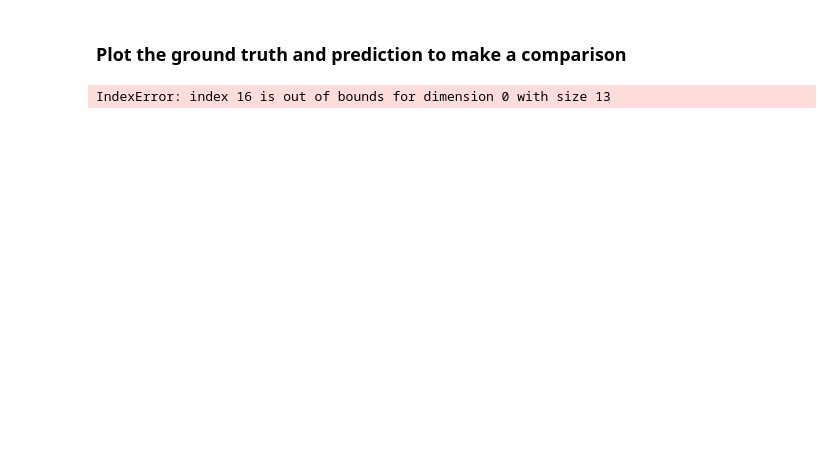
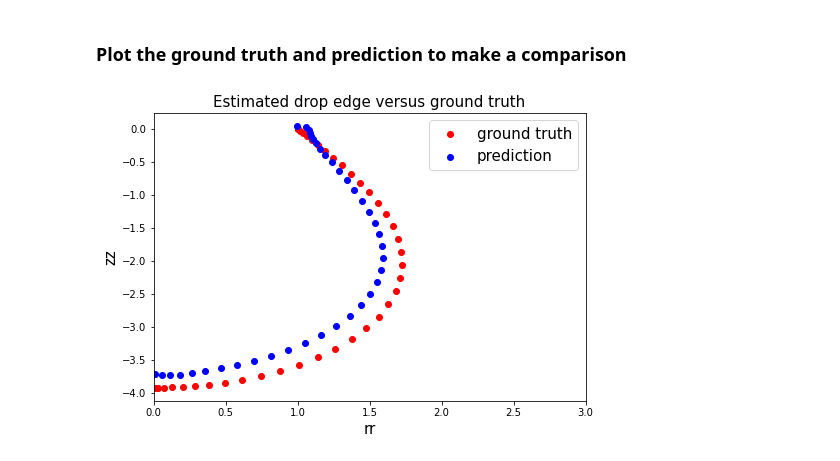
Before and after one commit to ShaoKAi100812/Pendant_Drop_Tensiometry_Prediction, a Jupyter notebook: main_spline.ipynb, the cells around one changed output. Cells and saved outputs as stored; diff of their text form; code cells hidden in the pictures; blank space fills up the shorter version.

```diff
--- a/main_spline.ipynb
+++ b/main_spline.ipynb
@@ -464,14 +459,20 @@ data_YC = pd.read_csv("Data_folder/YC.csv", header= None)
 YC = torch.Tensor(data_YC.values)
 
 rand1 = random.randint(0, len(test_x_pic)-1)
-rand2 = random.randint(0, 11)
+rand2 = random.randint(0, 63)
 
 print("current batch =", rand1)
 print("current testing image =", rand2)
 
-score_pic = prediction(model_picture_trained, test_x_pic[0][1].reshape(1, 1, 82, 77))
-score_pic = torch.transpose(score_pic[0, 0:11],0,-1)
-print(score_pic)
-#for num in range(len(test_y_pic[rand1][rand2])):
- #   print(num+1, ": Ground Truths =", test_y_pic[rand1][rand2][num].item(), ", Prediction =", score_pic[0, num].item())
+score_pic_pred = prediction(model_picture_trained, test_x_pic[rand1][rand2].reshape(1, 1, 82, 77))
+
+#Multiply the found Chebyshev coefficients with YC matrix to obtain edge points
+score_pic_r = torch.matmul( YC,score_pic_pred[0, 0:11])
+score_pic_z = torch.matmul( YC,score_pic_pred[0, 11:22])
+
+test_y_pic_r = torch.matmul( YC,test_y_pic[rand1][rand2][0:11].float())
+test_y_pic_z = torch.matmul( YC,test_y_pic[rand1][rand2][11:22].float())
+
+for num in range(len(test_y_pic_r)):
+   print(num+1, ": Ground Truths =", test_y_pic_z[num].item(), ", Prediction =", score_pic_z[num].item())
 # %% [output]
@@ -482,11 +496,18 @@ tensor([ 0.6654,  0.4722, -0.1873, -0.1128,  0.1183, -0.0532,  0.0299, -0.0160,
 # %% [markdown]
 ### Plot the ground truth and prediction to make a comparison
-# %%
-plt.scatter(test_y_pic[rand1][rand2][0:40], test_y_pic[rand1][rand2][40:80], c="red", label="ground truth")
-plt.scatter(score_pic[0, 0:40], score_pic[0, 40:80], c="blue", label="prediction")
-plt.xlabel("rr")
-plt.ylabel("zz")
-plt.legend()
-plt.show()
-# %% [output]
-IndexError: index 16 is out of bounds for dimension 0 with size 13
+# %%
+fig = plt.figure()
+a1 = fig.add_axes([0,0,1,1])
+a1.set_xlim(0,3)
+a1.set_title("Estimated drop edge versus ground truth", fontsize = 15)
+plt.scatter(test_y_pic_r, test_y_pic_z, c="red", label="ground truth")
+plt.scatter(score_pic_r, score_pic_z, c="blue", label="prediction")
+
+plt.xlabel("rr",fontsize = 15)
+plt.ylabel("zz",fontsize = 15)
+plt.legend(fontsize = 15)
+
+
+plt.show()
+# %% [output]
+[figure, added]
```
Also changed, not shown: parts of 10 cells of this notebook.
